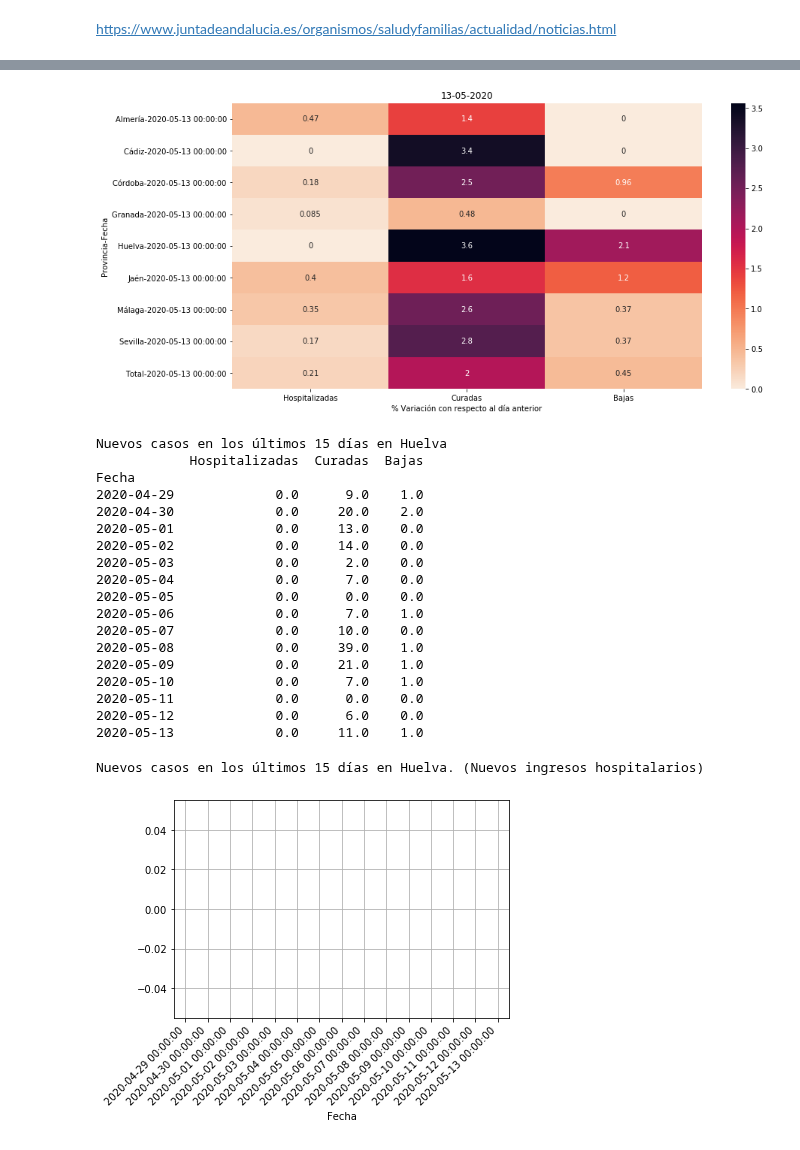
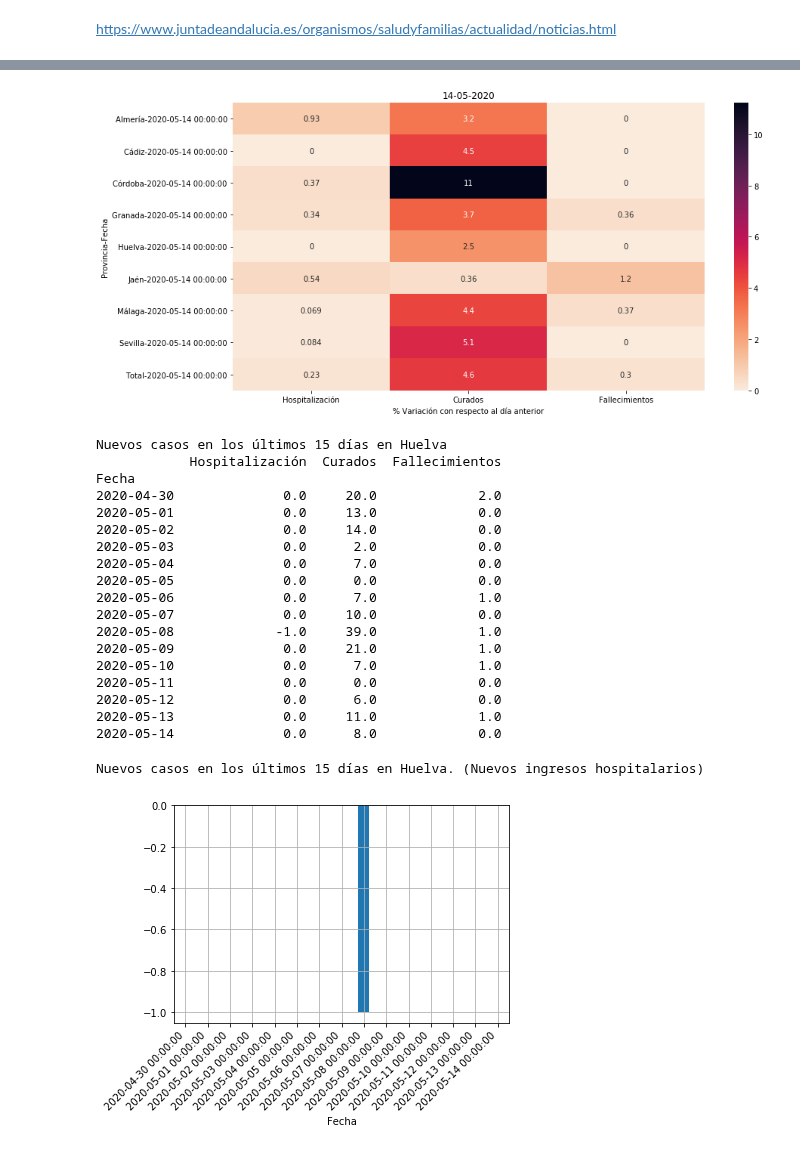
Before and after one commit to kfern/jupyter, a Jupyter notebook: covid19-es-and/day2csv.ipynb, the cells around one changed output, grey strips where cells are left out. Saved outputs shown, nothing was run; the diff lists cells and outputs as text; code cells hidden in the pictures.

Commit message:
Datos 14/05/2020 + cambio nombre columnas en csv

```diff
--- a/covid19-es-and/day2csv.ipynb
+++ b/covid19-es-and/day2csv.ipynb
@@ -48,9 +54,6 @@ df['Fecha'] = pd.to_datetime(df['Fecha'], dayfirst=True)
 last_fecha = df['Fecha'].max()
 df.set_index(['Provincia', 'Fecha'], inplace=True)
 df.sort_index(inplace=True)
-# %%
-# Sustituir Ingresados por Hospitalizadas Altas por Curadas
-df.columns = ['Hospitalizadas', 'Curadas', 'Bajas']
 # %%
 # Variaciones con respecto al día anterior
 dfV = df.groupby(level='Provincia').pct_change() * 100
@@ -83,11 +86,11 @@ sns.heatmap(data=dfG, annot=True, cmap=cmap)
 plt.xlabel('% Variación con respecto al día anterior')
 plt.show()
 # %% [output]
-[figure, old version]
+[figure, new version]
 # %%
 provincia = 'Huelva'
 dias = 15
-data = df.loc[provincia][['Hospitalizadas', 'Curadas', 'Bajas']].diff().tail(dias).copy()
+data = df.loc[provincia][['Hospitalización', 'Curados', 'Fallecimientos']].diff().tail(dias).copy()
 titulo = 'Nuevos casos en los últimos ' + str(dias) + ' días en ' + provincia
 # Correcciones
 # El día 25/04/2020 el número de personas ingresadas calculado es negativo.
@@ -96,11 +99,11 @@ titulo = 'Nuevos casos en los últimos ' + str(dias) + ' días en ' + provincia
 
 # El día 30/04/2020 aparecen 7 ingresos y los días anteriores y posteriores son 0 y -1
 # Tiene pinta de ser un ajuste del cambio del día 25/04/2020
-data.loc['2020-04-30']['Hospitalizadas'] = 0
+data.loc['2020-04-30']['Hospitalización'] = 0
 
 # El día 01/05/2020 el número de personas ingresadas calculado es negativo.
 # Al ser datos acumulados lo que indica es una corrección en el número de ingresados acumulados a ese día
-data.loc['2020-05-01']['Hospitalizadas'] = 0
+data.loc['2020-05-01']['Hospitalización'] = 0
 
 # El día 08/05/2020 el número de personas ingresadas calculado es negativo.
 # Al ser datos acumulados lo que indica es una corrección en el número de ingresados acumulados a ese día
@@ -110,32 +113,32 @@ print(titulo)
 print(data)
 # %% [output]
 Nuevos casos en los últimos 15 días en Huelva
-            Hospitalizadas  Curadas  Bajas
+            Hospitalización  Curados  Fallecimientos
 Fecha
-2020-04-29             0.0      9.0    1.0
-2020-04-30             0.0     20.0    2.0
-2020-05-01             0.0     13.0    0.0
-2020-05-02             0.0     14.0    0.0
-2020-05-03             0.0      2.0    0.0
-2020-05-04             0.0      7.0    0.0
-2020-05-05             0.0      0.0    0.0
-2020-05-06             0.0      7.0    1.0
-2020-05-07             0.0     10.0    0.0
-2020-05-08             0.0     39.0    1.0
-2020-05-09             0.0     21.0    1.0
-2020-05-10             0.0      7.0    1.0
-2020-05-11             0.0      0.0    0.0
-2020-05-12             0.0      6.0    0.0
-2020-05-13             0.0     11.0    1.0
+2020-04-30              0.0     20.0             2.0
+2020-05-01              0.0     13.0             0.0
+2020-05-02              0.0     14.0             0.0
+2020-05-03              0.0      2.0             0.0
+2020-05-04              0.0      7.0             0.0
+2020-05-05              0.0      0.0             0.0
+2020-05-06              0.0      7.0             1.0
+2020-05-07              0.0     10.0             0.0
+2020-05-08             -1.0     39.0             1.0
+2020-05-09              0.0     21.0             1.0
+2020-05-10              0.0      7.0             1.0
+2020-05-11              0.0      0.0             0.0
+2020-05-12              0.0      6.0             0.0
+2020-05-13              0.0     11.0             1.0
+2020-05-14              0.0      8.0             0.0
 # %%
 print(titulo + '. (Nuevos ingresos hospitalarios)')
-data['Hospitalizadas'].plot(kind='bar', grid=True)
+data['Hospitalización'].plot(kind='bar', grid=True)
 plt.xticks(
     rotation=45,
     horizontalalignment='right',
     fontweight='light',
 )
 plt.show()
 # %% [output]
 Nuevos casos en los últimos 15 días en Huelva. (Nuevos ingresos hospitalarios)
-[figure, old version]
+[figure, new version]
```
Also changed, not shown: parts of 4 cells of this notebook, 1 other file.
